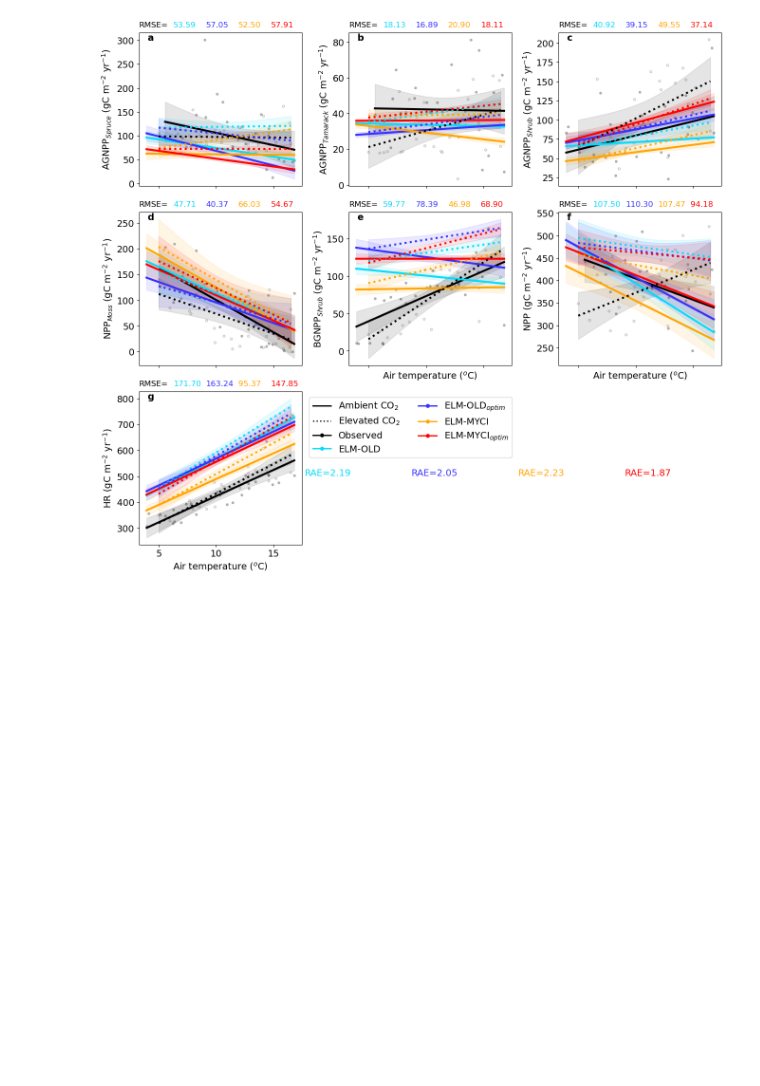
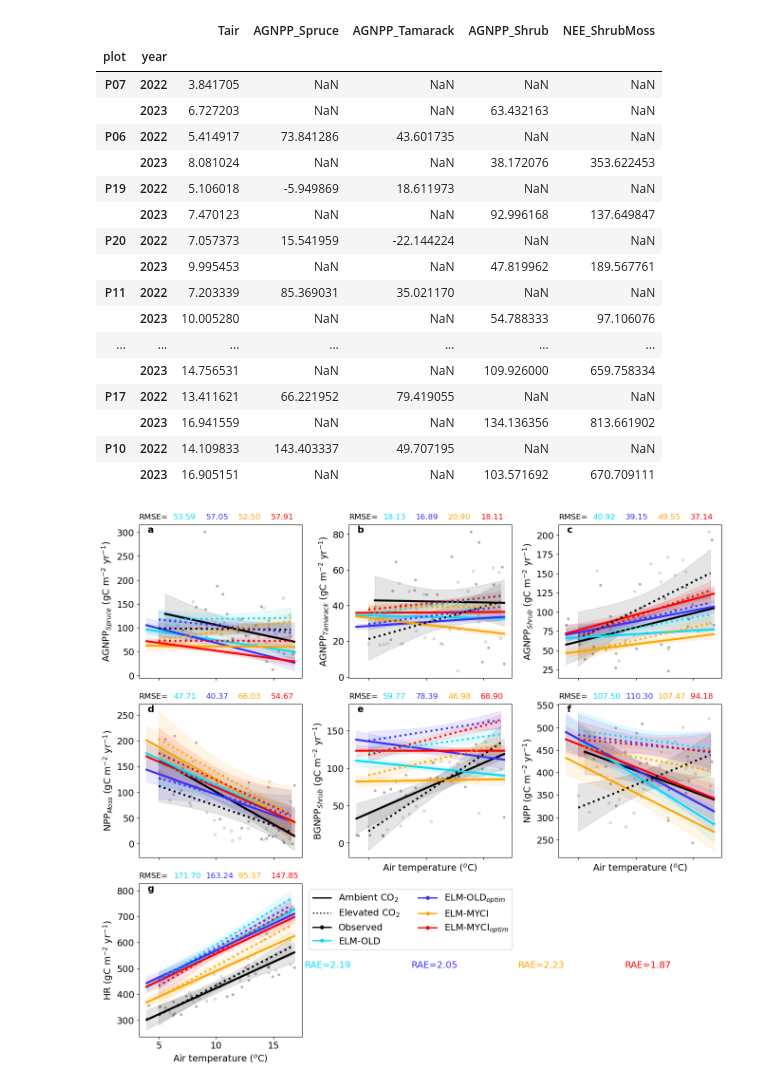
Before and after one commit to ypwong22/elm_nutrients, a Jupyter notebook: plot_carbonfluxes.ipynb, the cells around one changed output. Drawn from its saved outputs; the diff is of its cells as text; code cells hidden in the pictures; blank space fills up the shorter version.

```diff
--- a/plot_carbonfluxes.ipynb
+++ b/plot_carbonfluxes.ipynb
@@ -452,6 +452,27 @@ all_data_post2021['Obs'] = obs_data
 for p, prefix in enumerate(['20260226_default_default','20260226_default_optim','20260226_MYCI_default','20260226_MYCI_optim']):
     sim_temp = get_post2021_sim(prefix, collar_ratio, VAR_LIST_2023)
     all_data_post2021[prefix] = sim_temp
+# %%
+all_data_post2021['Obs']
+# %% [output]
+|  |  | Tair | AGNPP_Spruce | AGNPP_Tamarack | AGNPP_Shrub | NEE_ShrubMoss |
+| plot | year |  |  |  |  |  |
+| P07 | 2022 | 3.841705 | NaN | NaN | NaN | NaN |
+|  | 2023 | 6.727203 | NaN | NaN | 63.432163 | NaN |
+| P06 | 2022 | 5.414917 | 73.841286 | 43.601735 | NaN | NaN |
+|  | 2023 | 8.081024 | NaN | NaN | 38.172076 | 353.622453 |
+| P19 | 2022 | 5.106018 | -5.949869 | 18.611973 | NaN | NaN |
+|  | 2023 | 7.470123 | NaN | NaN | 92.996168 | 137.649847 |
+| P20 | 2022 | 7.057373 | 15.541959 | -22.144224 | NaN | NaN |
+|  | 2023 | 9.995453 | NaN | NaN | 47.819962 | 189.567761 |
+| P11 | 2022 | 7.203339 | 85.369031 | 35.021170 | NaN | NaN |
+|  | 2023 | 10.005280 | NaN | NaN | 54.788333 | 97.106076 |
+| ... | ... | ... | ... | ... | ... | ... |
+|  | 2023 | 14.756531 | NaN | NaN | 109.926000 | 659.758334 |
+| P17 | 2022 | 13.411621 | 66.221952 | 79.419055 | NaN | NaN |
+|  | 2023 | 16.941559 | NaN | NaN | 134.136356 | 813.661902 |
+| P10 | 2022 | 14.109833 | 143.403337 | 49.707195 | NaN | NaN |
+|  | 2023 | 16.905151 | NaN | NaN | 103.571692 | 670.709111 |
 # %%
 #########################################################
 # Plot the pre-2021 data as scatter plots
```
Also changed, not shown: 7 other files.
